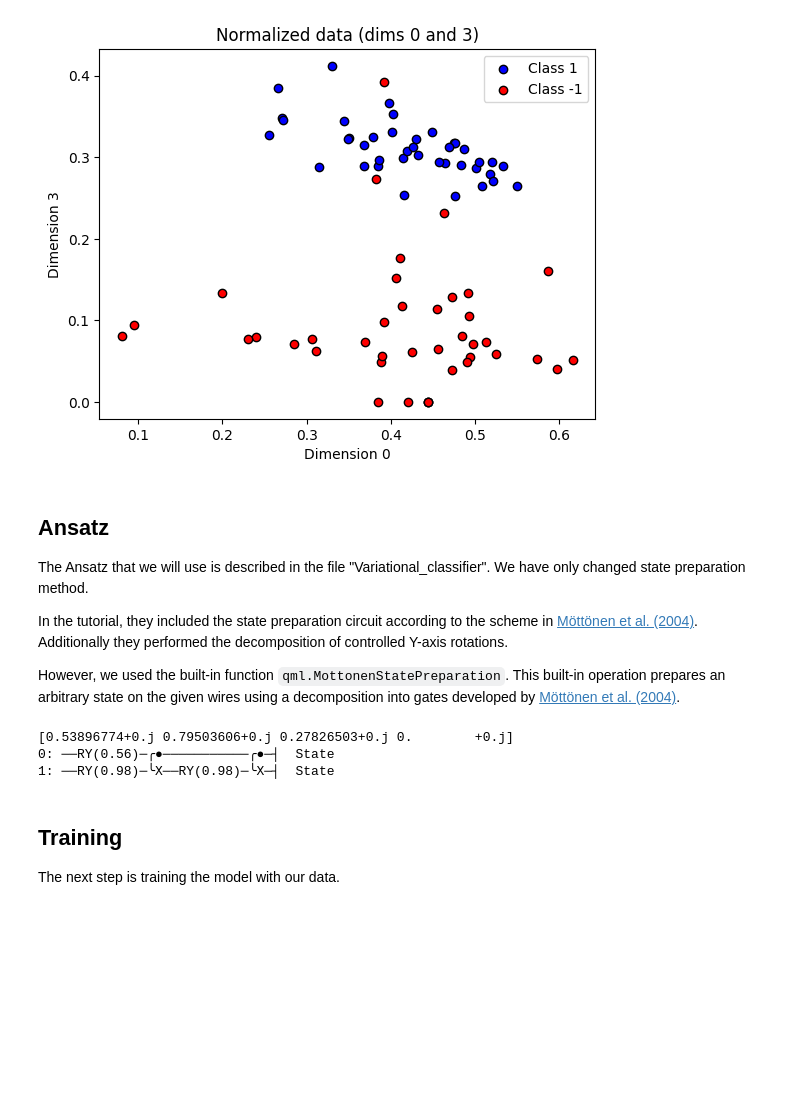
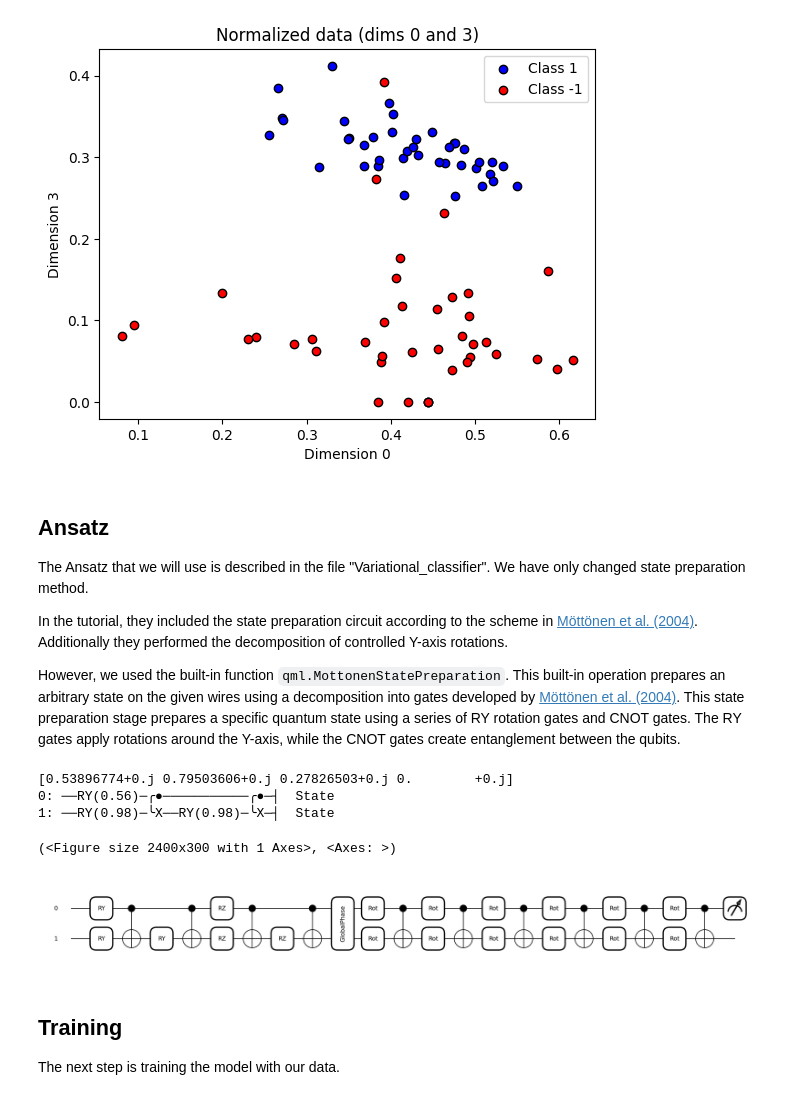
Before and after one commit to Martyna94/The_Detection_Duo, a Jupyter notebook: Task_2/Iris_classification.ipynb, the cells around one changed output. Drawn from its saved outputs; the diff is of its cells as text; code cells hidden in the pictures; blank space fills up the shorter version.

```diff
--- a/Task_2/Iris_classification.ipynb
+++ b/Task_2/Iris_classification.ipynb
@@ -41,6 +41,7 @@ The Ansatz that we will use is described in the file "Variational_classifier". W
 In the tutorial, they included the state preparation circuit according to the scheme in [Möttönen et al. (2004)](https://arxiv.org/abs/quant-ph/0407010). Additionally they  performed the decomposition of controlled Y-axis rotations.
 
 However, we used the built-in function `qml.MottonenStatePreparation`. This built-in operation prepares an arbitrary state on the given wires using a decomposition into gates developed by [Möttönen et al. (2004)](https://arxiv.org/abs/quant-ph/0407010).
+This state preparation stage prepares a specific quantum state using a series of RY rotation gates and CNOT gates. The RY gates apply rotations around the Y-axis, while the CNOT gates create entanglement between the qubits.
 # %%
 import pennylane as qml
 import pennylane.numpy as np
@@ -59,6 +60,18 @@ print(qml.draw(circuit, expansion_strategy="device", max_length=80)(state))
 [0.53896774+0.j 0.79503606+0.j 0.27826503+0.j 0.        +0.j]
 0: ──RY(0.56)─╭●───────────╭●─┤  State
 1: ──RY(0.98)─╰X──RY(0.98)─╰X─┤  State
+# %%
+from modules.Ansatz import circuit
+num_qubits = 2
+num_layers = 6
+
+state_prep='Mottonen'
+weights= 0.01 * np.random.randn(num_layers, num_qubits, 3, requires_grad=True)
+circuit(weights, X_train[0], num_qubits, state_prep)
+qml.draw_mpl(circuit, expansion_strategy="device")(weights, X_train[0], num_qubits, state_prep)
+# %% [output]
+(<Figure size 2400x300 with 1 Axes>, <Axes: >)
+[figure, added]
 # %% [markdown]
 <a id="3"></a>
 ## Training
```
Also changed, not shown: parts of 2 cells of this notebook, 3 other files.
